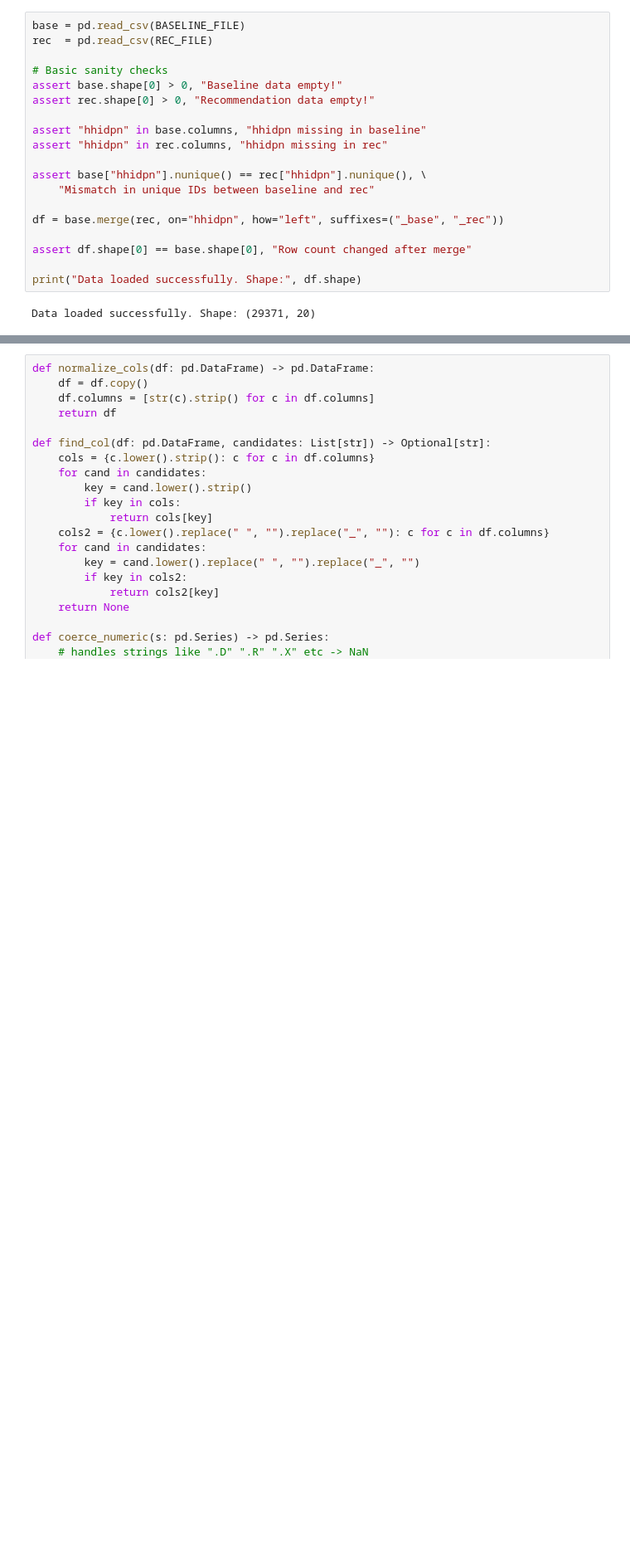
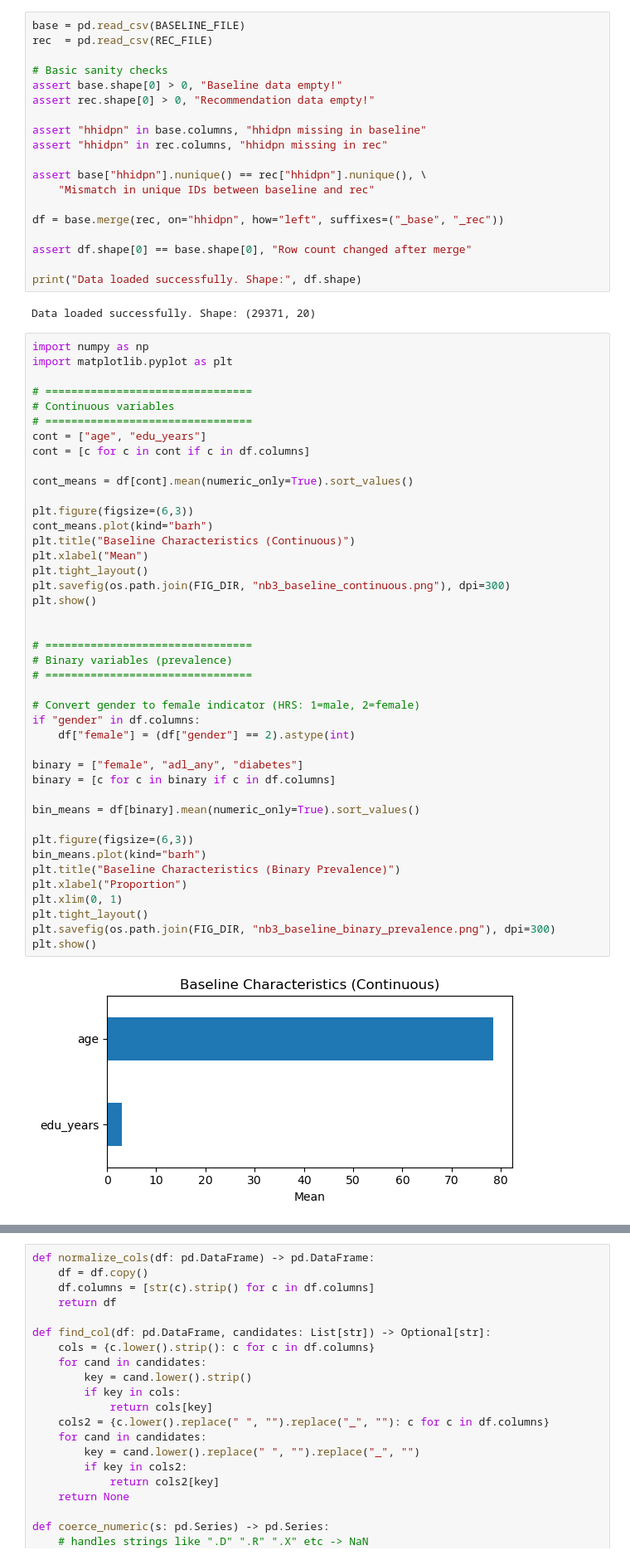
Before and after one commit to ugoyj/BMI5111_Capstone_YuJun, a Jupyter notebook: notebooks/03_evaluation_reporting_age65plus.ipynb, the cells around one changed output, grey strips where cells are left out. Shown at 83% size. Saved outputs shown, nothing was run; the diff lists cells and outputs as text; blank space fills up the shorter version.

Commit message:
Update analysis: add baseline figures and policy evaluation plots

```diff
--- a/notebooks/03_evaluation_reporting_age65plus.ipynb
+++ b/notebooks/03_evaluation_reporting_age65plus.ipynb
@@ -82,3 +82,47 @@ assert df.shape[0] == base.shape[0], "Row count changed after merge"
 print("Data loaded successfully. Shape:", df.shape)
 # %% [output]
 Data loaded successfully. Shape: (29371, 20)
+# %%
+import numpy as np
+import matplotlib.pyplot as plt
+
+# ================================
+# Continuous variables
+# ================================
+cont = ["age", "edu_years"]
+cont = [c for c in cont if c in df.columns]
+
+cont_means = df[cont].mean(numeric_only=True).sort_values()
+
+plt.figure(figsize=(6,3))
+cont_means.plot(kind="barh")
+plt.title("Baseline Characteristics (Continuous)")
+plt.xlabel("Mean")
+plt.tight_layout()
+plt.savefig(os.path.join(FIG_DIR, "nb3_baseline_continuous.png"), dpi=300)
+plt.show()
+
+
+# ================================
+# Binary variables (prevalence)
+# ================================
+
+# Convert gender to female indicator (HRS: 1=male, 2=female)
+if "gender" in df.columns:
+    df["female"] = (df["gender"] == 2).astype(int)
+
+binary = ["female", "adl_any", "diabetes"]
+binary = [c for c in binary if c in df.columns]
+
+bin_means = df[binary].mean(numeric_only=True).sort_values()
+
+plt.figure(figsize=(6,3))
+bin_means.plot(kind="barh")
+plt.title("Baseline Characteristics (Binary Prevalence)")
+plt.xlabel("Proportion")
+plt.xlim(0, 1)
+plt.tight_layout()
+plt.savefig(os.path.join(FIG_DIR, "nb3_baseline_binary_prevalence.png"), dpi=300)
+plt.show()
+# %% [output]
+[figure, added]
```
Also changed, not shown: parts of 2 cells of this notebook, 6 other files.
